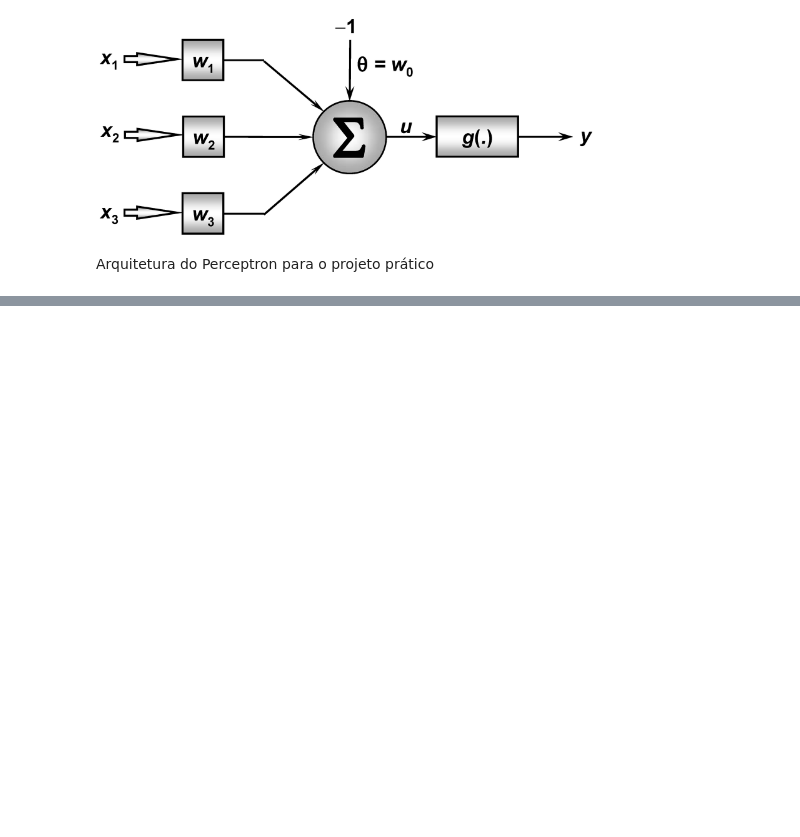
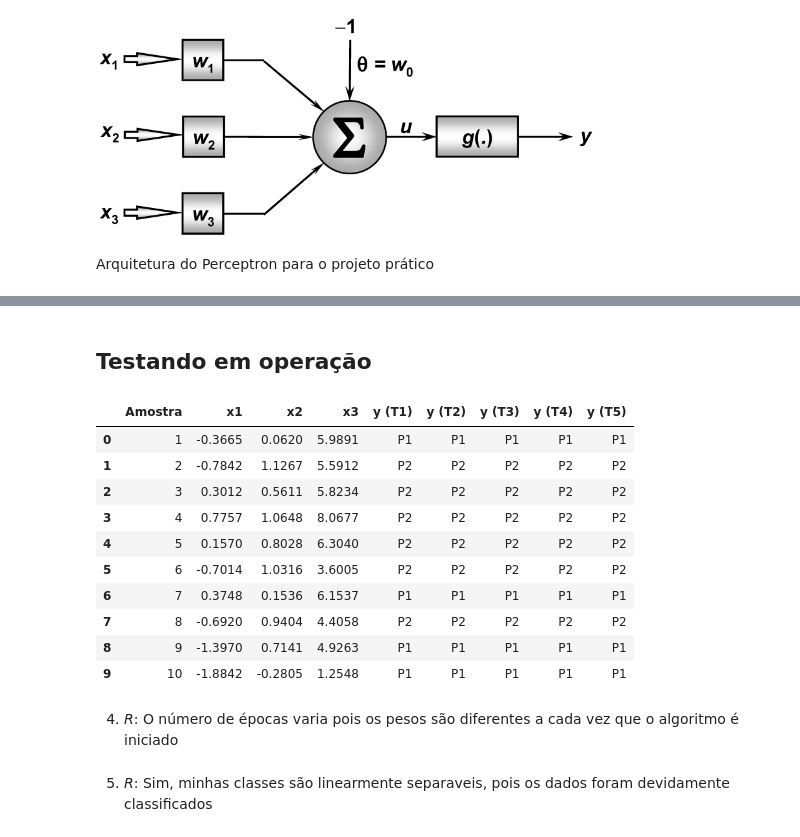
Before and after one commit to jayr0n/redes_neurais, a Jupyter notebook: rede perceptron/perceptron.ipynb, the cells around one changed output, grey strips where cells are left out. Cells and saved outputs as stored; diff of their text form; code cells hidden in the pictures; blank space fills up the shorter version.

Commit message:
adicionando o projeto finalizado

```diff
--- a/rede perceptron/perceptron.ipynb
+++ b/rede perceptron/perceptron.ipynb
@@ -13,7 +13,7 @@ X = np.array([
 
 d = np.array([1, -1, -1, 1]) # valores de X
 
-w = np.array([0.03, 0.04, 0.022, 0.005]) # pesos
+w = np.random.rand(1,4) # pesos
 #w = np.array([-0.05 ,  0.146, -0.174,  0.011])
 
 n = 0.01 # taxa de aprendizagem
@@ -23,7 +23,7 @@ def sinal(x):
 
 contador_epocas = 0
 
-while contador_epocas <= 200:
+while contador_epocas <= 500:
 
     erro = False
 
@@ -125,7 +125,7 @@ Onde:
 # %%
 import pandas as pd
 # %%
-dados = pd.read_excel('./Tabela#Seção3.6_RNA.xls')
+dados_treino = pd.read_excel('./Tabela#Seção3.6_RNA.xls')
 # %% [markdown]
 ## Alterando o código Perceptron
 # %%
@@ -176,0 +205,57 @@ print(contador_epocas)
+# %% [markdown]
+## Testando em operação
+# %%
+# Dados das amostras
+amostras = np.array([
+    [-0.3665,  0.0620, 5.9891],
+    [-0.7842,  1.1267, 5.5912],
+    [ 0.3012,  0.5611, 5.8234],
+    [ 0.7757,  1.0648, 8.0677],
+    [ 0.1570,  0.8028, 6.3040],
+    [-0.7014,  1.0316, 3.6005],
+    [ 0.3748,  0.1536, 6.1537],
+    [-0.6920,  0.9404, 4.4058],
+    [-1.3970,  0.7141, 4.9263],
+    [-1.8842, -0.2805, 1.2548]
+])
+
+resultados_operacao_total = []
+
+for k in range(amostras.shape[0]):
+    resultados_operacao = {
+        'Amostra': k + 1,
+        'x1': amostras[k, 0],
+        'x2': amostras[k, 1],
+        'x3': amostras[k, 2]
+    }
+
+    for i in range(5):
+        amostra_x = np.hstack((-1, amostras[k]))  # Adiciona o bias (-1)
+
+        peso_treinamento = df_resultados.iloc[i, -4:].values  # Pega os últimos 4 valores da linha i
+        u_operacao = np.dot(peso_treinamento, amostra_x)
+        y_operacao = sinal(u_operacao)
+
+        resultados_operacao[f'y (T{i+1})'] = 'P1' if y_operacao == -1 else 'P2'
+
+    resultados_operacao_total.append(resultados_operacao)
+
+df_final = pd.DataFrame(resultados_operacao_total) # armezenando resultados final (requisito 3)
+# %%
+df_final
+# %% [output]
+|  | Amostra | x1 | x2 | x3 | y (T1) | y (T2) | y (T3) | y (T4) | y (T5) |
+| 0 | 1 | -0.3665 | 0.0620 | 5.9891 | P1 | P1 | P1 | P1 | P1 |
+| 1 | 2 | -0.7842 | 1.1267 | 5.5912 | P2 | P2 | P2 | P2 | P2 |
+| 2 | 3 | 0.3012 | 0.5611 | 5.8234 | P2 | P2 | P2 | P2 | P2 |
+| 3 | 4 | 0.7757 | 1.0648 | 8.0677 | P2 | P2 | P2 | P2 | P2 |
+| 4 | 5 | 0.1570 | 0.8028 | 6.3040 | P2 | P2 | P2 | P2 | P2 |
+| 5 | 6 | -0.7014 | 1.0316 | 3.6005 | P2 | P2 | P2 | P2 | P2 |
+| 6 | 7 | 0.3748 | 0.1536 | 6.1537 | P1 | P1 | P1 | P1 | P1 |
+| 7 | 8 | -0.6920 | 0.9404 | 4.4058 | P2 | P2 | P2 | P2 | P2 |
+| 8 | 9 | -1.3970 | 0.7141 | 4.9263 | P1 | P1 | P1 | P1 | P1 |
+| 9 | 10 | -1.8842 | -0.2805 | 1.2548 | P1 | P1 | P1 | P1 | P1 |
+# %% [markdown]
+4) *R*: O número de épocas varia pois os pesos são diferentes a cada vez que o algoritmo é iniciado
+# %% [markdown]
+5) *R*: Sim, minhas classes são linearmente separaveis, pois os dados foram devidamente classificados
```
Also changed, not shown: parts of 7 cells of this notebook.
